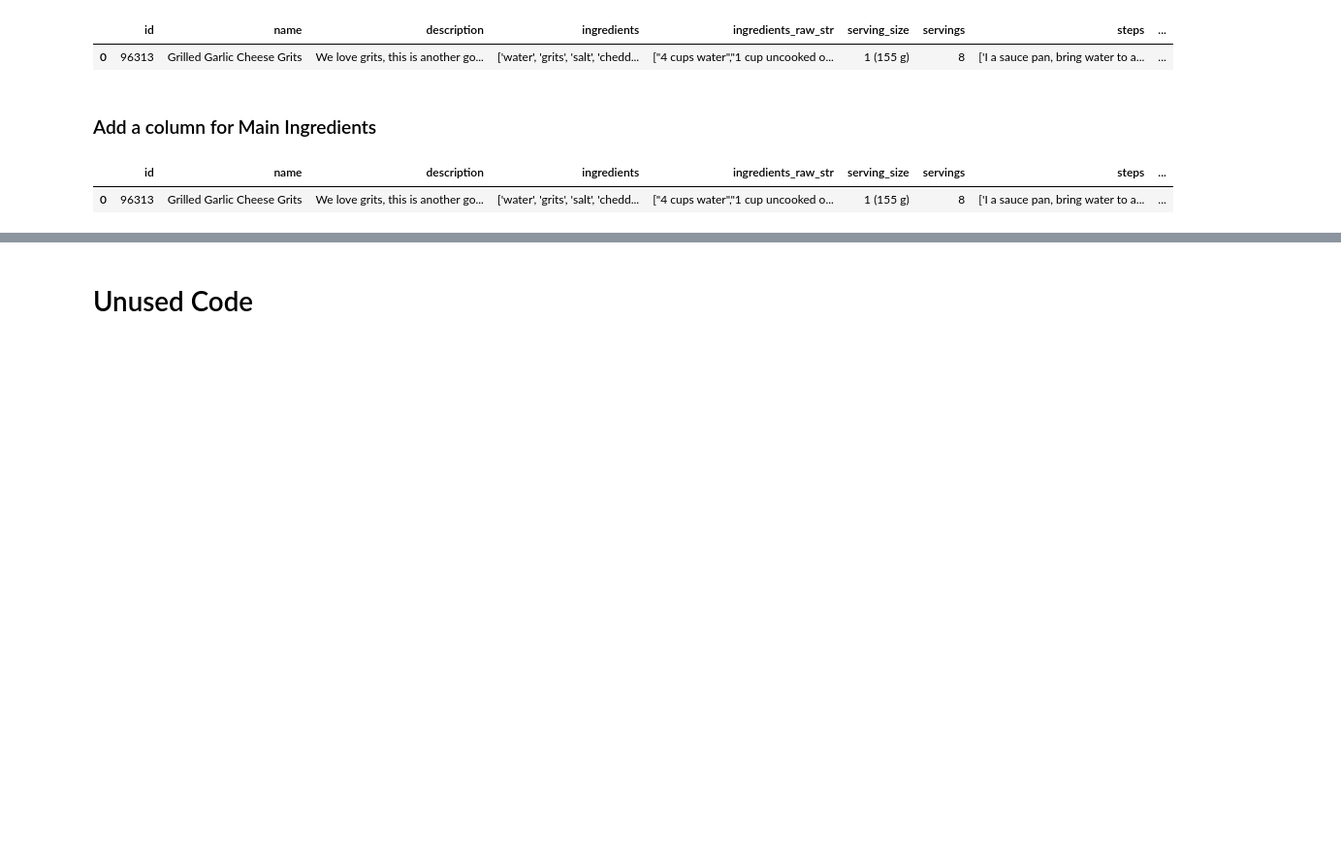
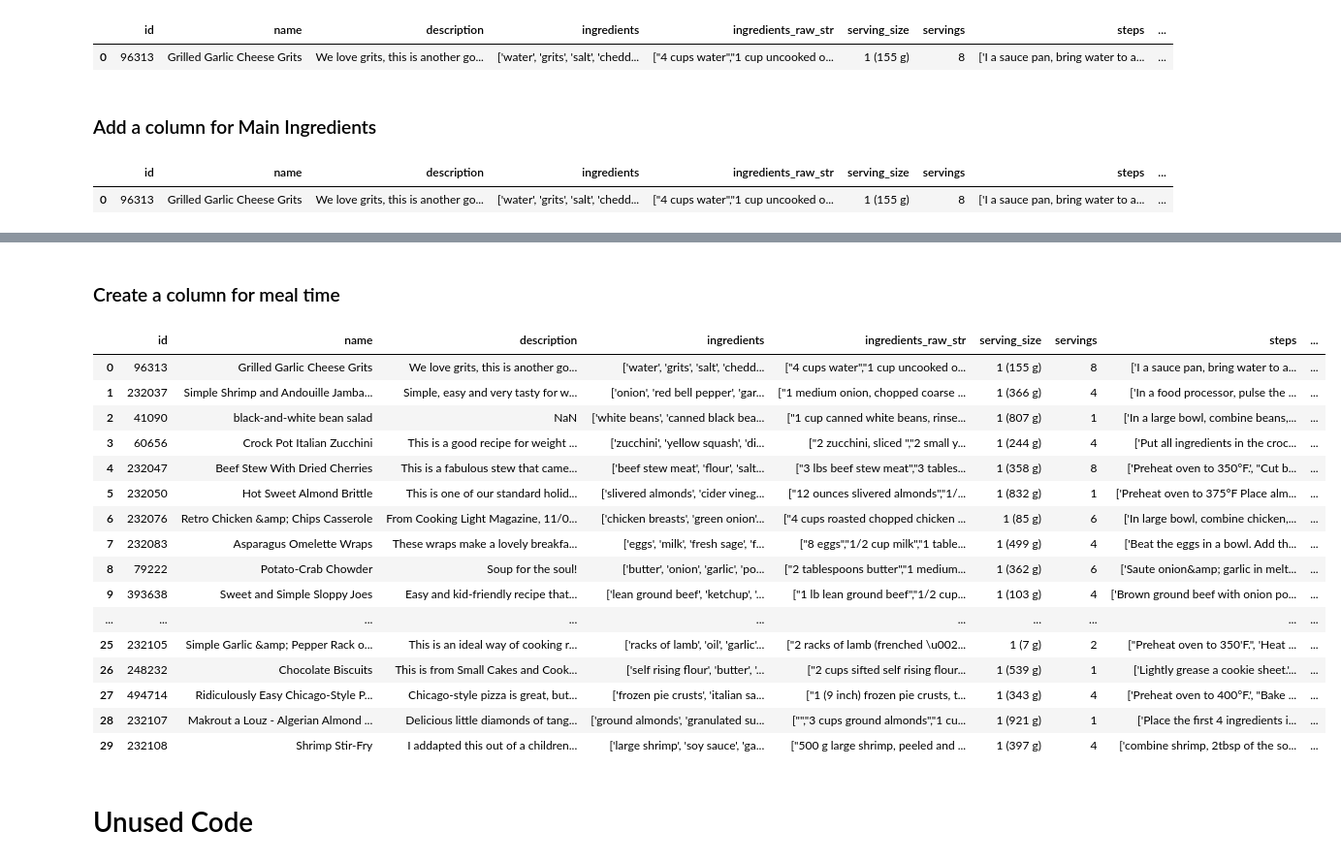
Before and after one commit to AishaShaf/recipe-recommender, a Jupyter notebook: data_cleaning.ipynb, the cells around one changed output, grey strips where cells are left out. Shown at 97% size. Drawn from its saved outputs; the diff is of its cells as text; code cells hidden in the pictures; blank space fills up the shorter version.

Commit message:
update data

```diff
--- a/data_cleaning.ipynb
+++ b/data_cleaning.ipynb
@@ -443,0 +483,63 @@ test_df.head(1)
+# %% [markdown]
+### Create a column for meal time
+# %%
+import ast
+
+
+# Function to extract 'meal time' (Breakfast, lunch, or dinner)
+def extract_time_to_make(tags_list, search_terms_list):
+    meal_time_values = []
+
+    for tag in tags_list:
+        if (
+            "breakfast" in tag.lower()
+            or "lunch" in tag.lower()
+            or "dinner" in tag.lower()
+            or "brunch" in tag.lower()
+            or "supper" in tag.lower()
+        ):
+            meal_time_values.append(tag.strip())
+
+    for term in search_terms_list:
+        if (
+            "breakfast" in term.lower()
+            or "lunch" in term.lower()
+            or "dinner" in term.lower()
+            or "brunch" in term.lower()
+            or "supper" in tag.lower()
+        ):
+            meal_time_values.append(term.strip())
+
+    return meal_time_values if meal_time_values else "Appetizer/Sides/Snakcs"
+
+
+# Apply the function to create the new 'meal time' column
+test_df["meal_time"] = test_df.apply(
+    lambda row: extract_time_to_make(
+        ast.literal_eval(row["tags"]), ast.literal_eval(row["search_terms"])
+    )
+    if pd.notnull(row["tags"]) or pd.notnull(row["search_terms"])
+    else "Appetizer/Sides/Snakcs",
+    axis=1,
+)
+
+# Display the resulting DataFrame
+test_df
+# %% [output]
+|  | id | name | description | ingredients | ingredients_raw_str | serving_size | servings | steps | ... |
+| 0 | 96313 | Grilled Garlic Cheese Grits | We love grits, this is another go... | ['water', 'grits', 'salt', 'chedd... | ["4 cups water","1 cup uncooked o... | 1 (155 g) | 8 | ['I a sauce pan, bring water to a... | ... |
+| 1 | 232037 | Simple Shrimp and Andouille Jamba... | Simple, easy and very tasty for w... | ['onion', 'red bell pepper', 'gar... | ["1 medium onion, chopped coarse ... | 1 (366 g) | 4 | ['In a food processor, pulse the ... | ... |
+| 2 | 41090 | black-and-white bean salad | NaN | ['white beans', 'canned black bea... | ["1 cup canned white beans, rinse... | 1 (807 g) | 1 | ['In a large bowl, combine beans,... | ... |
+| 3 | 60656 | Crock Pot Italian Zucchini | This is a good recipe for weight ... | ['zucchini', 'yellow squash', 'di... | ["2 zucchini, sliced ","2 small y... | 1 (244 g) | 4 | ['Put all ingredients in the croc... | ... |
+| 4 | 232047 | Beef Stew With Dried Cherries | This is a fabulous stew that came... | ['beef stew meat', 'flour', 'salt... | ["3 lbs beef stew meat","3 tables... | 1 (358 g) | 8 | ['Preheat oven to 350°F.', "Cut b... | ... |
+| 5 | 232050 | Hot Sweet Almond Brittle | This is one of our standard holid... | ['slivered almonds', 'cider vineg... | ["12 ounces slivered almonds","1/... | 1 (832 g) | 1 | ['Preheat oven to 375°F Place alm... | ... |
+| 6 | 232076 | Retro Chicken &amp; Chips Casserole | From Cooking Light Magazine, 11/0... | ['chicken breasts', 'green onion'... | ["4 cups roasted chopped chicken ... | 1 (85 g) | 6 | ['In large bowl, combine chicken,... | ... |
+| 7 | 232083 | Asparagus Omelette Wraps | These wraps make a lovely breakfa... | ['eggs', 'milk', 'fresh sage', 'f... | ["8 eggs","1/2 cup milk","1 table... | 1 (499 g) | 4 | ['Beat the eggs in a bowl. Add th... | ... |
+| 8 | 79222 | Potato-Crab Chowder | Soup for the soul! | ['butter', 'onion', 'garlic', 'po... | ["2 tablespoons butter","1 medium... | 1 (362 g) | 6 | ['Saute onion&amp; garlic in melt... | ... |
+| 9 | 393638 | Sweet and Simple Sloppy Joes | Easy and kid-friendly recipe that... | ['lean ground beef', 'ketchup', '... | ["1 lb lean ground beef","1/2 cup... | 1 (103 g) | 4 | ['Brown ground beef with onion po... | ... |
+| ... | ... | ... | ... | ... | ... | ... | ... | ... | ... |
+| 25 | 232105 | Simple Garlic &amp; Pepper Rack o... | This is an ideal way of cooking r... | ['racks of lamb', 'oil', 'garlic'... | ["2 racks of lamb (frenched \u002... | 1 (7 g) | 2 | ["Preheat oven to 350'F.", 'Heat ... | ... |
+| 26 | 248232 | Chocolate Biscuits | This is from Small Cakes and Cook... | ['self rising flour', 'butter', '... | ["2 cups sifted self rising flour... | 1 (539 g) | 1 | ['Lightly grease a cookie sheet.'... | ... |
+| 27 | 494714 | Ridiculously Easy Chicago-Style P... | Chicago-style pizza is great, but... | ['frozen pie crusts', 'italian sa... | ["1 (9 inch) frozen pie crusts, t... | 1 (343 g) | 4 | ['Preheat oven to 400°F.', "Bake ... | ... |
+| 28 | 232107 | Makrout a Louz - Algerian Almond ... | Delicious little diamonds of tang... | ['ground almonds', 'granulated su... | ["","3 cups ground almonds","1 cu... | 1 (921 g) | 1 | ['Place the first 4 ingredients i... | ... |
+| 29 | 232108 | Shrimp Stir-Fry | I addapted this out of a children... | ['large shrimp', 'soy sauce', 'ga... | ["500 g large shrimp, peeled and ... | 1 (397 g) | 4 | ['combine shrimp, 2tbsp of the so... | ... |
```
Also changed, not shown: parts of 5 cells of this notebook, 3 other files.
